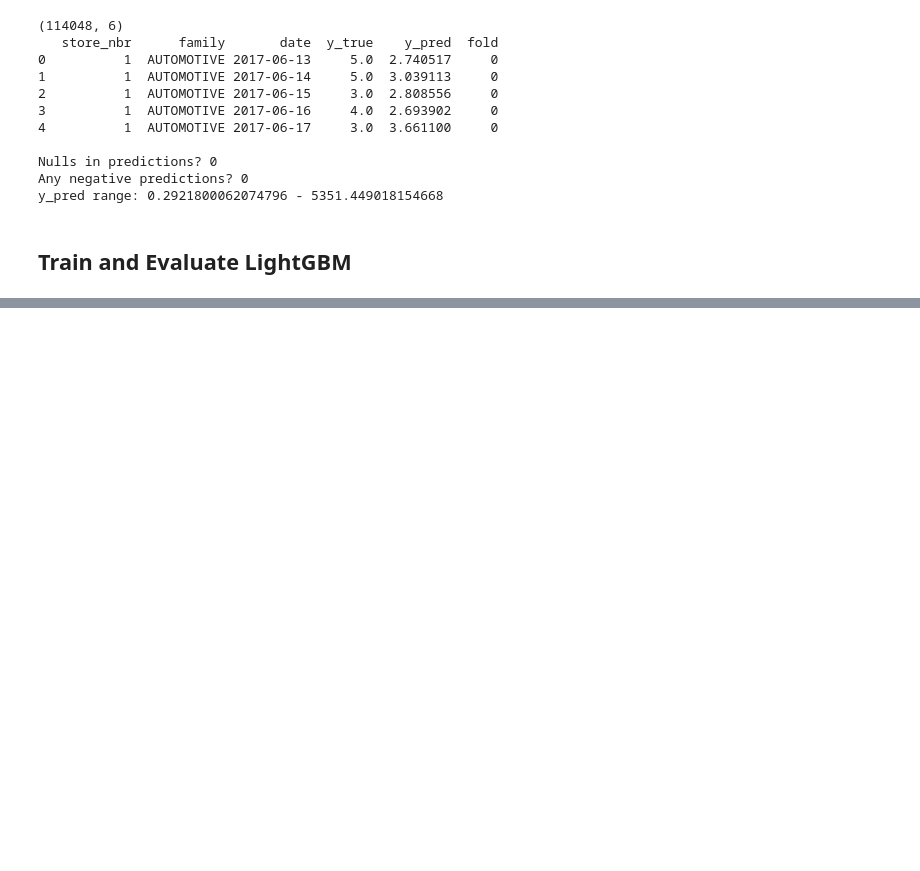
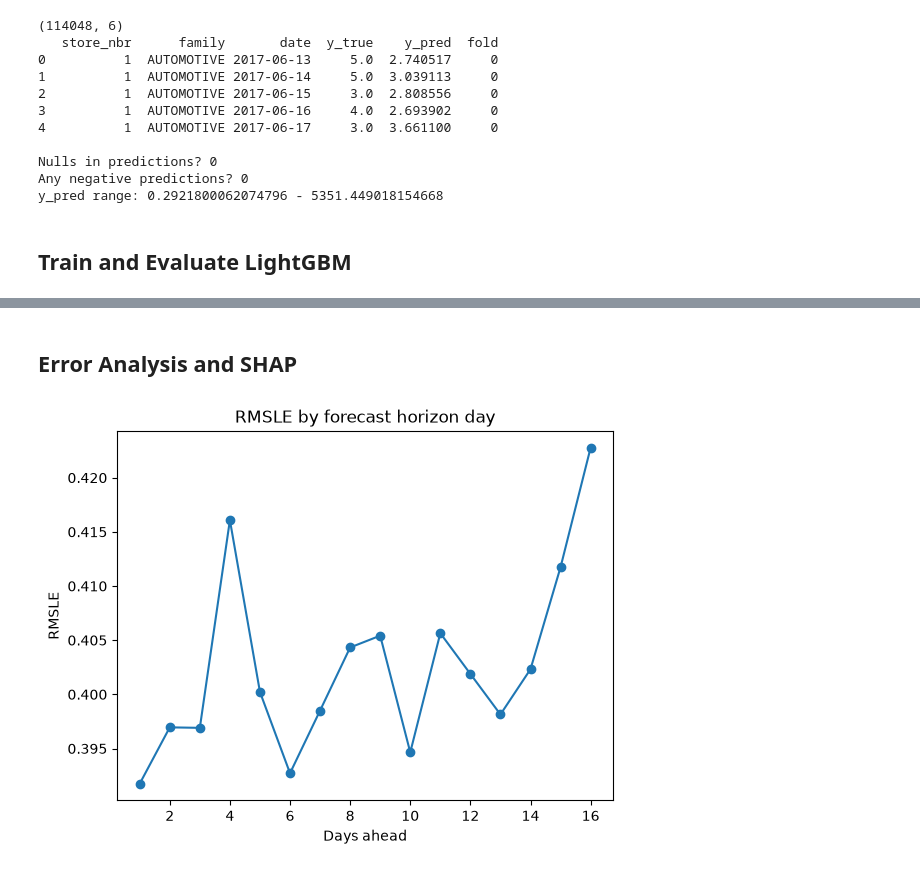
Before and after one commit to jandersen12/favorita-demand-forecasting, a Jupyter notebook: notebooks/03-lightgbm.ipynb, the cells around one changed output, grey strips where cells are left out. Saved outputs shown, nothing was run; the diff lists cells and outputs as text; code cells hidden in the pictures; blank space fills up the shorter version.

```diff
--- a/notebooks/03-lightgbm.ipynb
+++ b/notebooks/03-lightgbm.ipynb
@@ -135,0 +196,15 @@ lgbm_overall, lgbm_family = score_table(lgbm_preds, "lightgbm")
+# %% [markdown]
+## Error Analysis and SHAP
+# %%
+lgbm_preds["horizon_day"] = (
+    lgbm_preds.groupby(["fold", "store_nbr", "family"], observed=True)["date"].rank(method="first").astype(int)
+)
+
+by_day = (lgbm_preds.groupby("horizon_day").apply(lambda g: rmsle(g.y_true, g.y_pred), include_groups=False))
+
+by_day.plot(marker="o", title="RMSLE by forecast horizon day")
+plt.xlabel("Days ahead")
+plt.ylabel("RMSLE")
+plt.show()
+# %% [output]
+[figure, added]
```
Also changed, not shown: parts of 7 cells of this notebook, 2 other files.
